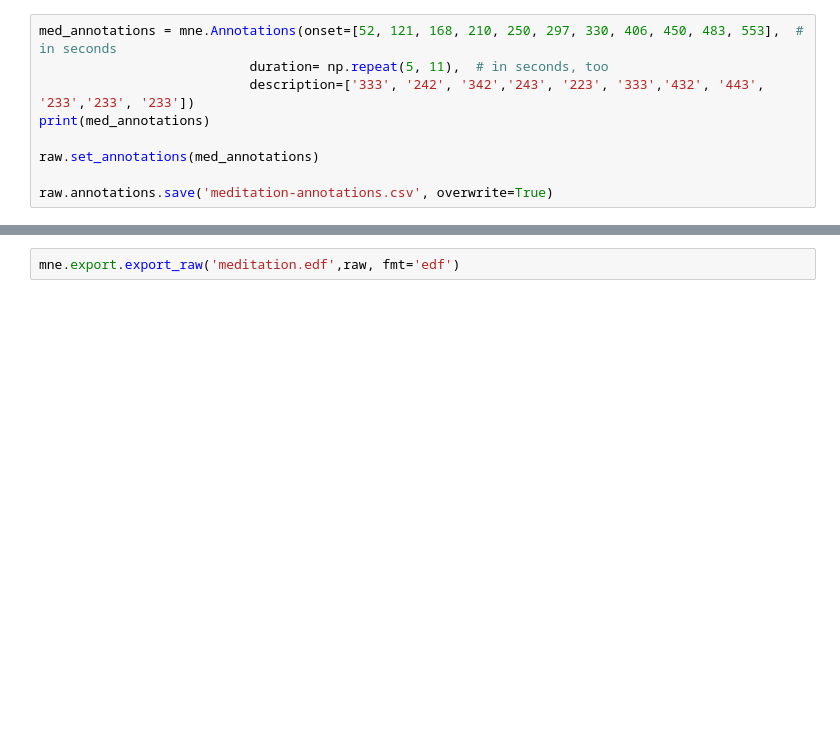
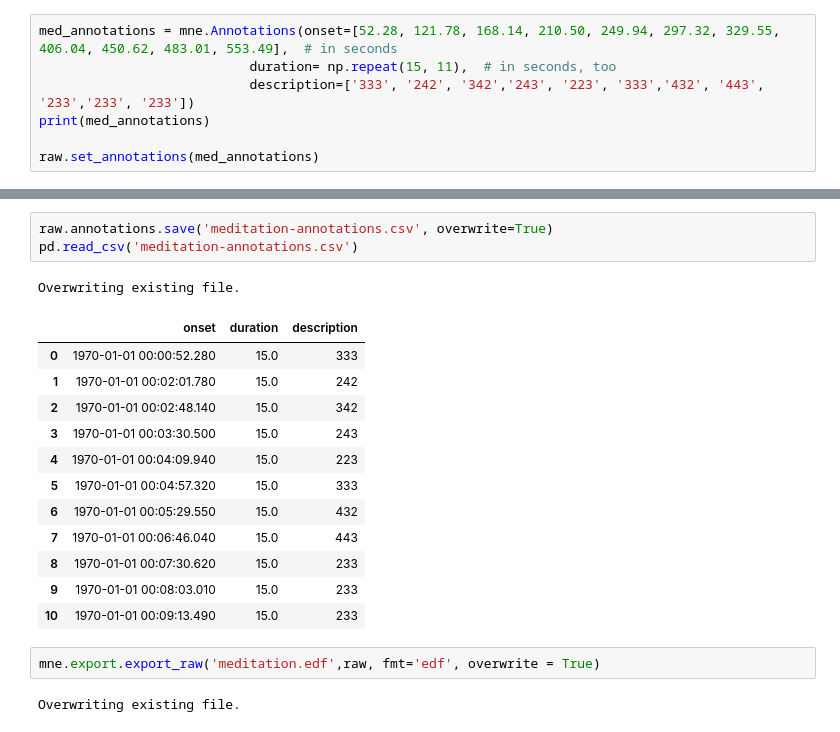
Before and after one commit to joshsalce/189_Final_Project, a Jupyter notebook: DataCollection.ipynb, the cells around one changed output, grey strips where cells are left out. Cells and saved outputs as stored; diff of their text form; blank space fills up the shorter version.

```diff
--- a/DataCollection.ipynb
+++ b/DataCollection.ipynb
@@ -58,11 +76,9 @@ Using matplotlib as 2D backend.
 # %%
-med_annotations = mne.Annotations(onset=[52, 121, 168, 210, 250, 297, 330, 406, 450, 483, 553],  # in seconds
-                           duration= np.repeat(5, 11),  # in seconds, too
+med_annotations = mne.Annotations(onset=[52.28, 121.78, 168.14, 210.50, 249.94, 297.32, 329.55, 406.04, 450.62, 483.01, 553.49],  # in seconds
+                           duration= np.repeat(15, 11),  # in seconds, too
                            description=['333', '242', '342','243', '223', '333','432', '443', '233','233', '233'])
 print(med_annotations)
 
 raw.set_annotations(med_annotations)
-
-raw.annotations.save('meditation-annotations.csv', overwrite=True)
 # %% [output]
 <Annotations | 11 segments: 223 (1), 233 (3), 242 (1), 243 (1), 333 (2), ...>
@@ -70,2 +96,21 @@ Overwriting existing file.
+# %%
+raw.annotations.save('meditation-annotations.csv', overwrite=True)
+pd.read_csv('meditation-annotations.csv')
+# %% [output]
+Overwriting existing file.
+|  | onset | duration | description |
+| 0 | 1970-01-01 00:00:52.280 | 15.0 | 333 |
+| 1 | 1970-01-01 00:02:01.780 | 15.0 | 242 |
+| 2 | 1970-01-01 00:02:48.140 | 15.0 | 342 |
+| 3 | 1970-01-01 00:03:30.500 | 15.0 | 243 |
+| 4 | 1970-01-01 00:04:09.940 | 15.0 | 223 |
+| 5 | 1970-01-01 00:04:57.320 | 15.0 | 333 |
+| 6 | 1970-01-01 00:05:29.550 | 15.0 | 432 |
+| 7 | 1970-01-01 00:06:46.040 | 15.0 | 443 |
+| 8 | 1970-01-01 00:07:30.620 | 15.0 | 233 |
+| 9 | 1970-01-01 00:08:03.010 | 15.0 | 233 |
+| 10 | 1970-01-01 00:09:13.490 | 15.0 | 233 |
 # %%
-mne.export.export_raw('meditation.edf',raw, fmt='edf')
+mne.export.export_raw('meditation.edf',raw, fmt='edf', overwrite = True)
+# %% [output]
+Overwriting existing file.
```
Also changed, not shown: parts of 7 cells of this notebook.
